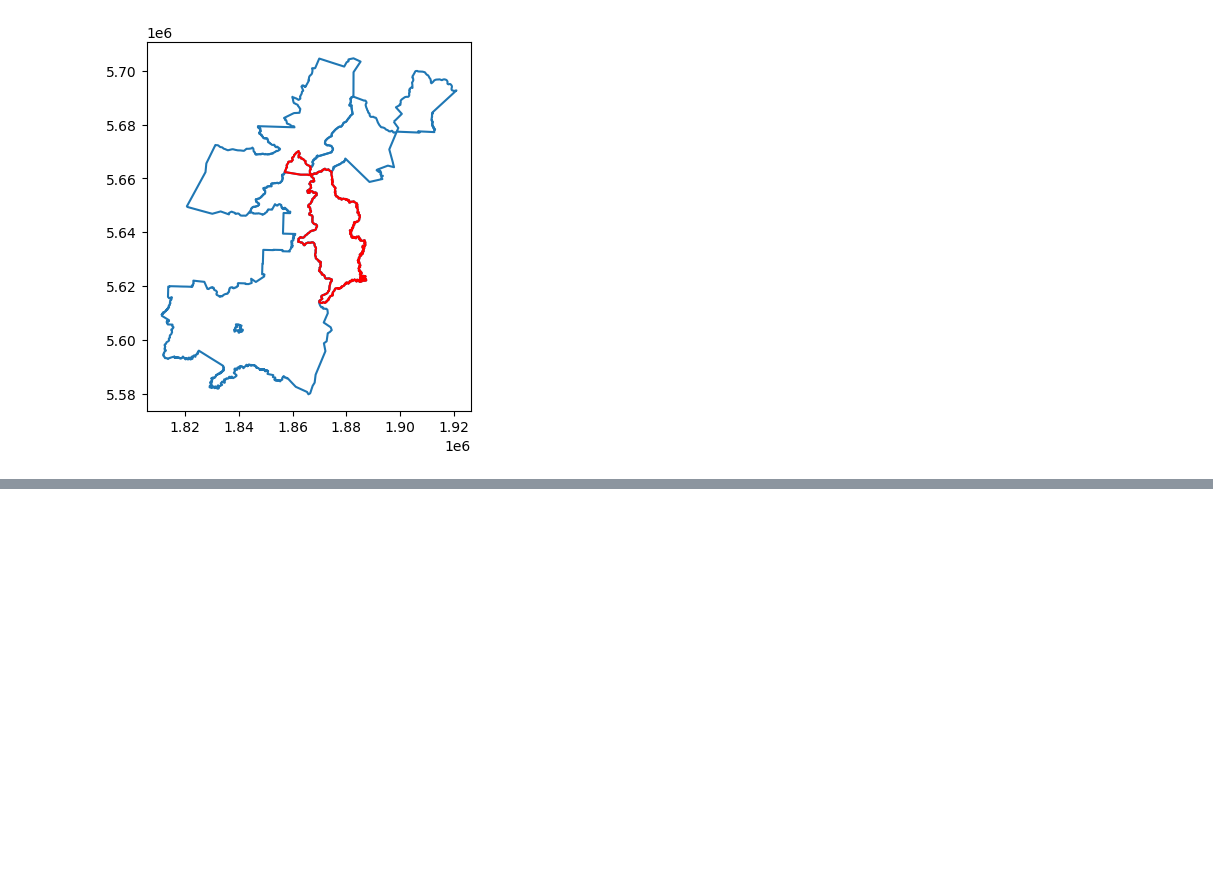
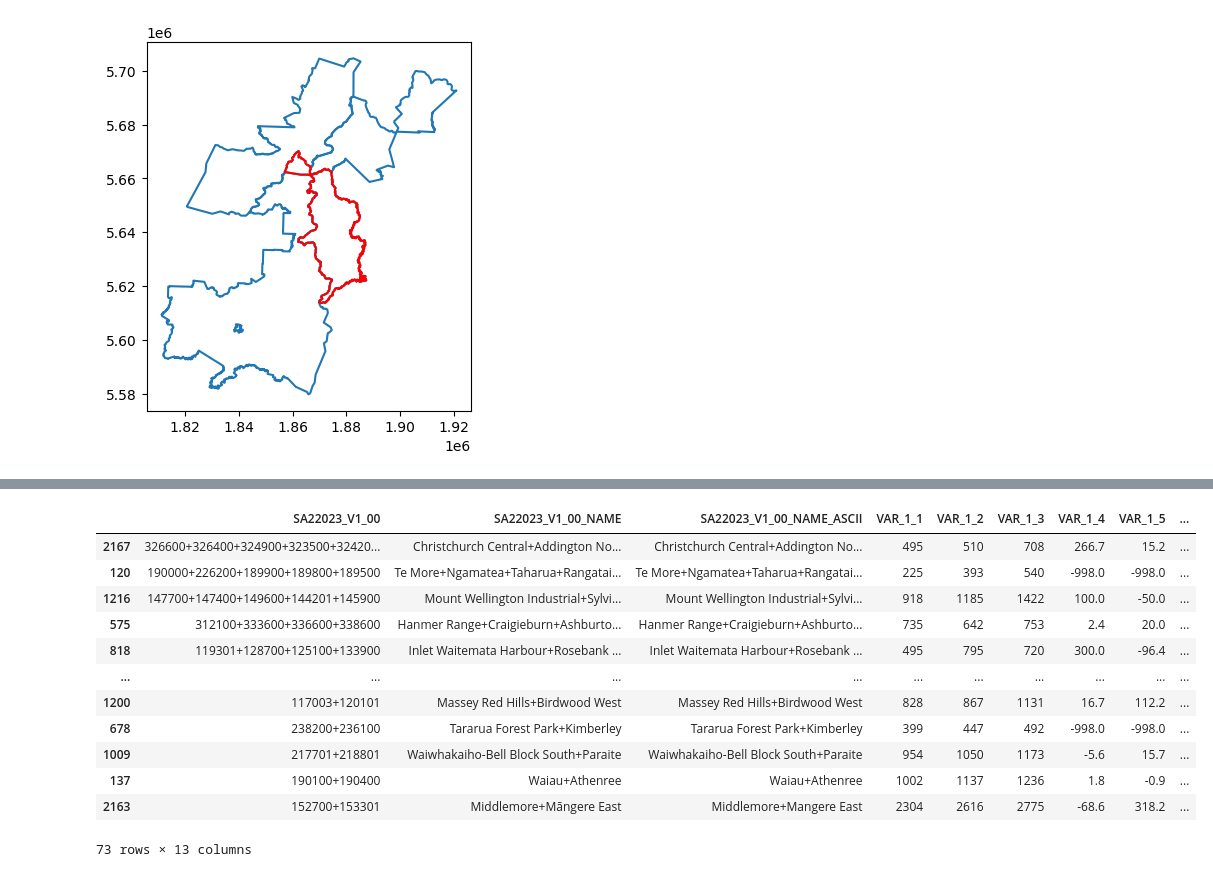
Before and after one commit to UoA-eResearch/IMD, a Jupyter notebook: merge_small_SA2s.ipynb, the cells around one changed output, grey strips where cells are left out. Saved outputs shown, nothing was run; the diff lists cells and outputs as text; code cells hidden in the pictures; blank space fills up the shorter version.

```diff
--- a/merge_small_SA2s.ipynb
+++ b/merge_small_SA2s.ipynb
@@ -117,0 +138,16 @@ Merging 188600 (390) with 188502 (1122) into 188600 (1512)
+# %%
+sa2[sa2.n_SA2s > 1].sort_values("n_SA2s", ascending=False)
+# %% [output]
+|  | SA22023_V1_00 | SA22023_V1_00_NAME | SA22023_V1_00_NAME_ASCII | VAR_1_1 | VAR_1_2 | VAR_1_3 | VAR_1_4 | VAR_1_5 | ... |
+| 2167 | 326600+326400+324900+323500+32420... | Christchurch Central+Addington No... | Christchurch Central+Addington No... | 495 | 510 | 708 | 266.7 | 15.2 | ... |
+| 120 | 190000+226200+189900+189800+189500 | Te More+Ngamatea+Taharua+Rangatai... | Te More+Ngamatea+Taharua+Rangatai... | 225 | 393 | 540 | -998.0 | -998.0 | ... |
+| 1216 | 147700+147400+149600+144201+145900 | Mount Wellington Industrial+Sylvi... | Mount Wellington Industrial+Sylvi... | 918 | 1185 | 1422 | 100.0 | -50.0 | ... |
+| 575 | 312100+333600+336600+338600 | Hanmer Range+Craigieburn+Ashburto... | Hanmer Range+Craigieburn+Ashburto... | 735 | 642 | 753 | 2.4 | 20.0 | ... |
+| 818 | 119301+128700+125100+133900 | Inlet Waitemata Harbour+Rosebank ... | Inlet Waitemata Harbour+Rosebank ... | 495 | 795 | 720 | 300.0 | -96.4 | ... |
+| ... | ... | ... | ... | ... | ... | ... | ... | ... | ... |
+| 1200 | 117003+120101 | Massey Red Hills+Birdwood West | Massey Red Hills+Birdwood West | 828 | 867 | 1131 | 16.7 | 112.2 | ... |
+| 678 | 238200+236100 | Tararua Forest Park+Kimberley | Tararua Forest Park+Kimberley | 399 | 447 | 492 | -998.0 | -998.0 | ... |
+| 1009 | 217701+218801 | Waiwhakaiho-Bell Block South+Paraite | Waiwhakaiho-Bell Block South+Paraite | 954 | 1050 | 1173 | -5.6 | 15.7 | ... |
+| 137 | 190100+190400 | Waiau+Athenree | Waiau+Athenree | 1002 | 1137 | 1236 | 1.8 | -0.9 | ... |
+| 2163 | 152700+153301 | Middlemore+Māngere East | Middlemore+Mangere East | 2304 | 2616 | 2775 | -68.6 | 318.2 | ... |
+73 rows × 13 columns
```
Also changed, not shown: parts of 8 cells of this notebook.
